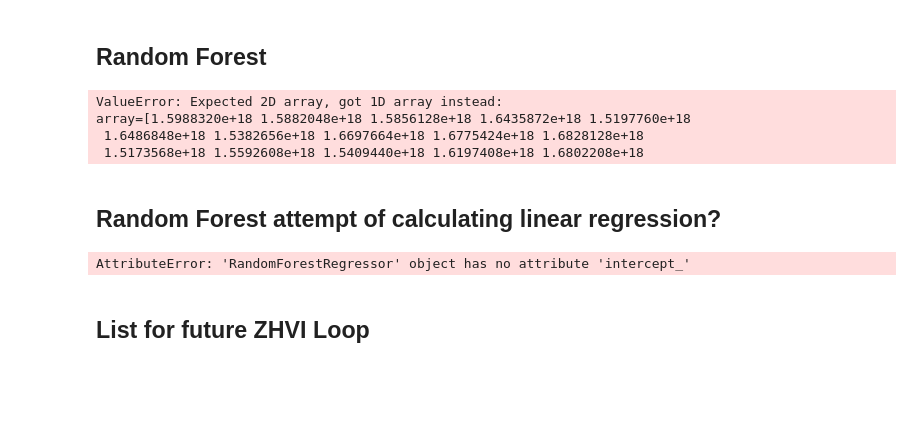
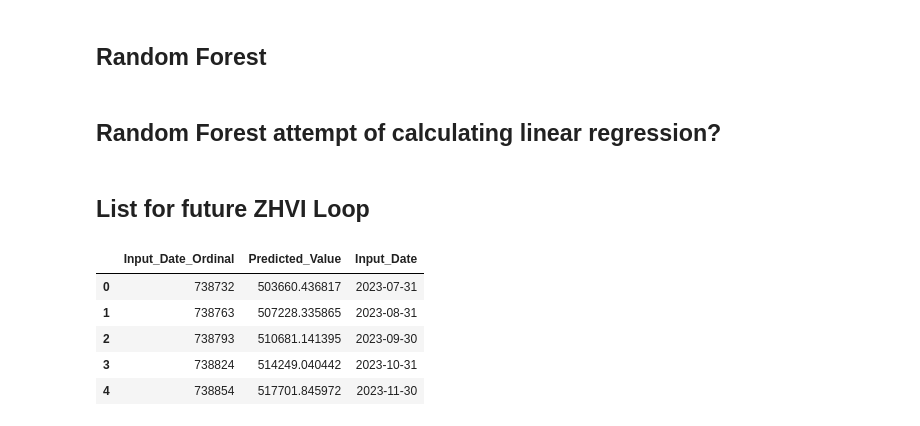
Before and after one commit to rjosanchez/project4-team1, a Jupyter notebook: ZHVI_Clean_Up.ipynb, the cells around one changed output. Drawn from its saved outputs; the diff is of its cells as text; code cells hidden in the pictures; blank space fills up the shorter version.

Commit message:
RFR plots, linear predictions.

```diff
--- a/ZHVI_Clean_Up.ipynb
+++ b/ZHVI_Clean_Up.ipynb
@@ -314,44 +314,64 @@ Austin_Linear
 # %% [markdown]
 ## Random Forest
 # %%
-# Splitting into Train and Test sets
-X_train, X_test, y_train, y_test = train_test_split(X, y, random_state=78)
+# # Splitting into Train and Test sets
+# X_train, X_test, y_train, y_test = train_test_split(X, y, random_state=78)
 
-# Creating StandardScaler instance
-scaler = StandardScaler()
+# # Creating StandardScaler instance
+# scaler = StandardScaler()
 
-# Fitting Standard Scaller
-X_scaler = scaler.fit(X_train)
+# # Fitting Standard Scaller
+# X_scaler = scaler.fit(X_train)
 
-# Scaling data
-X_train_scaled = X_scaler.transform(X_train)
-X_test_scaled = X_scaler.transform(X_test)
+# # Scaling data
+# X_train_scaled = X_scaler.transform(X_train)
+# X_test_scaled = X_scaler.transform(X_test)
 
-# Create a random forest classifier
-rf_model = RandomForestRegressor(n_estimators=500, random_state=0)
+# # Create a random forest classifier
+# rf_model = RandomForestRegressor(n_estimators=500, random_state=0)
 
-# Fitting the model
-rf_model = rf_model.fit(X_train_scaled, y_train)
+# # Fitting the model
+# rf_model = rf_model.fit(X_train_scaled, y_train)
-# %% [output]
-ValueError: Expected 2D array, got 1D array instead:
-array=[1.5988320e+18 1.5882048e+18 1.5856128e+18 1.6435872e+18 1.5197760e+18
- 1.6486848e+18 1.5382656e+18 1.6697664e+18 1.6775424e+18 1.6828128e+18
- 1.5173568e+18 1.5592608e+18 1.5409440e+18 1.6197408e+18 1.6802208e+18
 # %% [markdown]
 ## Random Forest attempt of calculating linear regression?
 # %%
-# Display the formula to predict the salary for a person with 7 years of experience
-print(f"Model's formula: y = {rf_model.intercept_} + {model.coef_[0]} * 7")
+# # Display the formula to predict the salary for a person with 7 years of experience
+# print(f"Model's formula: y = {rf_model.intercept_} + {model.coef_[0]} * 7")
 
-# Predict the salary for a person with 7 years of experience
-y_7 = rf_model.intercept_ + model.coef_[0] * 738510
+# # Predict the salary for a person with 7 years of experience
+# y_7 = rf_model.intercept_ + model.coef_[0] * 738510
 
-# Display the prediction
-print(f"Predictied price of a home in 2023-08-31: ${y_7}")
+# # Display the prediction
+# print(f"Predictied price of a home in 2023-08-31: ${y_7}")
-# %% [output]
-AttributeError: 'RandomForestRegressor' object has no attribute 'intercept_'
 # %% [markdown]
 ## List for future ZHVI Loop
-# %%
-for i in range(60):
-    x =  + (i *30)
+# %%
+# Refining the code using list comprehensions and direct DataFrame operations
+
+# Starting date ordinal
+current_date_ordinal = 738732
+
+# Generate a list of dates incremented by one month for 60 iterations
+dates_monthly_adjusted = [(dt.datetime.fromordinal(current_date_ordinal) + pd.DateOffset(months=i)).toordinal()
+                          for i in range(60)]
+
+# Adjusting the calculation of predicted values to ensure scalar outputs
+outputs_monthly_adjusted_scalar = [float(model.intercept_ + model.coef_[0] * date) for date in dates_monthly_adjusted]
+
+# Create a DataFrame directly from the lists with scalar outputs
+df_monthly_refined_scalar = pd.DataFrame({
+    'Input_Date_Ordinal': dates_monthly_adjusted,
+    'Predicted_Value': outputs_monthly_adjusted_scalar
+})
+
+# Convert the ordinal dates to DateTime format for better readability
+df_monthly_refined_scalar['Input_Date'] = df_monthly_refined_scalar['Input_Date_Ordinal'].apply(dt.datetime.fromordinal)
+
+df_monthly_refined_scalar.head()  # Display the first few rows of the refined DataFrame with scalar outputs
+# %% [output]
+|  | Input_Date_Ordinal | Predicted_Value | Input_Date |
+| 0 | 738732 | 503660.436817 | 2023-07-31 |
+| 1 | 738763 | 507228.335865 | 2023-08-31 |
+| 2 | 738793 | 510681.141395 | 2023-09-30 |
+| 3 | 738824 | 514249.040442 | 2023-10-31 |
+| 4 | 738854 | 517701.845972 | 2023-11-30 |
```
Also changed, not shown: parts of 2 cells of this notebook.
